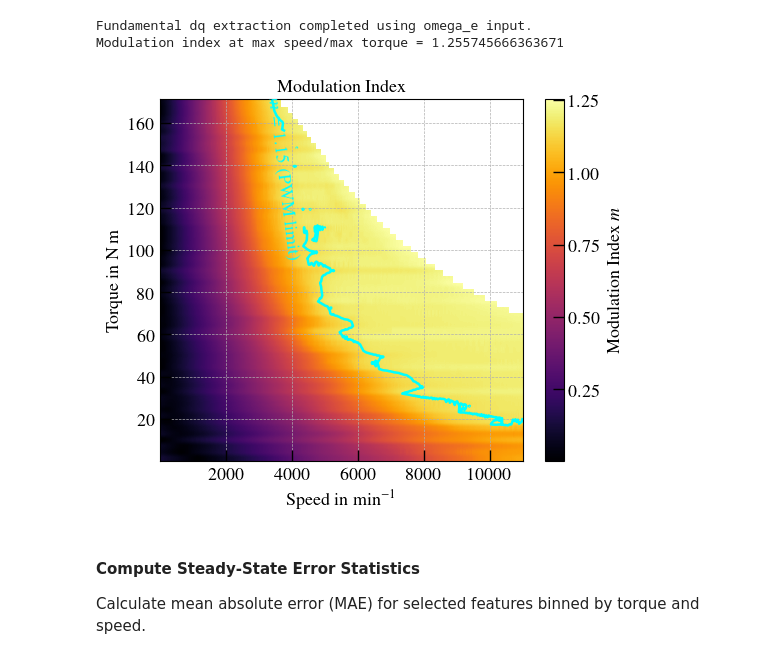
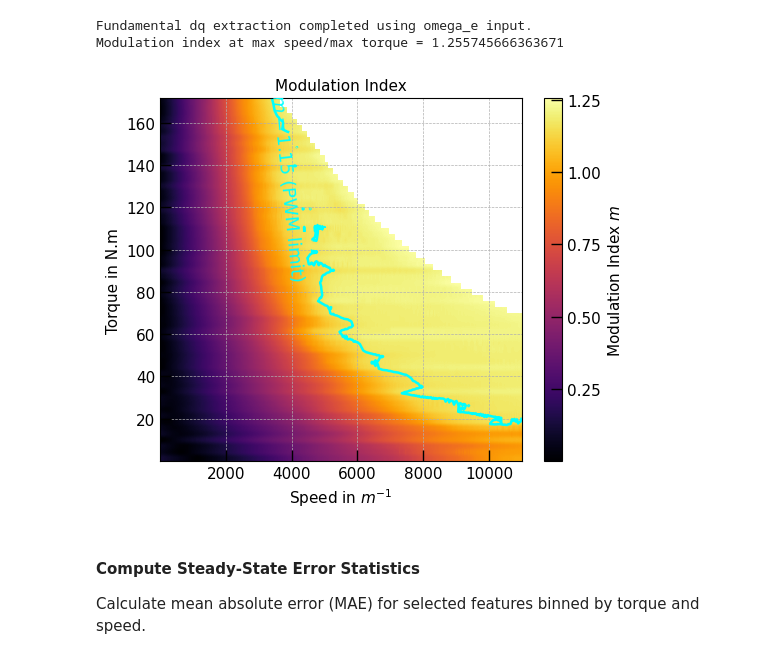
Before and after one commit to AliAbdelwanis/DPC-DTC, a Jupyter notebook: notebooks/2.policy_evaluation.ipynb, the cells around one changed output. Cells and saved outputs as stored; diff of their text form; code cells hidden in the pictures.

```diff
--- a/notebooks/2.policy_evaluation.ipynb
+++ b/notebooks/2.policy_evaluation.ipynb
@@ -529,36 +529,36 @@ im = plt.imshow(
 )
 
 # ========== Colorbar ==========
 cbar = plt.colorbar(im, label=r"Modulation Index $m$")
 cbar.locator = MaxNLocator(nbins=6)
 cbar.update_ticks()
 
 # ========== Grid Setup for Contours ==========
 Sgrid, Tgrid = np.meshgrid(speed_scaled_mech, sorted_trq)
 
 # ========== PWM Limit Contour ==========
 levels = [1.1547]
 labels = [r"$m=1.15$ (PWM limit)"]
 colors = ["cyan", "lime", "white"]
 
 for lev, col, lab in zip(levels, colors, labels):
     cs = plt.contour(
         Sgrid, Tgrid, m_masked,
         levels=[lev],
         colors=[col],
         linewidths=1.8
     )
     plt.clabel(cs, fmt={lev: lab}, inline=True, fontsize=13)
 
 # ========== Labels and Formatting ==========
-plt.xlabel(r"Speed in $\si{\minute}^{-1}$")
-plt.ylabel(r"Torque in \si{\newton\meter}")
+plt.xlabel(r"Speed in $m^{-1}$")
+plt.ylabel(r"Torque in N.m")
 plt.title(r"Modulation Index")
 plt.tight_layout()
 
 plt.show()
 # %% [output]
-[figure, old version]
+[figure, new version]
 # %% [markdown]
 #### Compute Steady-State Error Statistics
 
```
Also changed, not shown: parts of 8 cells of this notebook, 3 other files.
